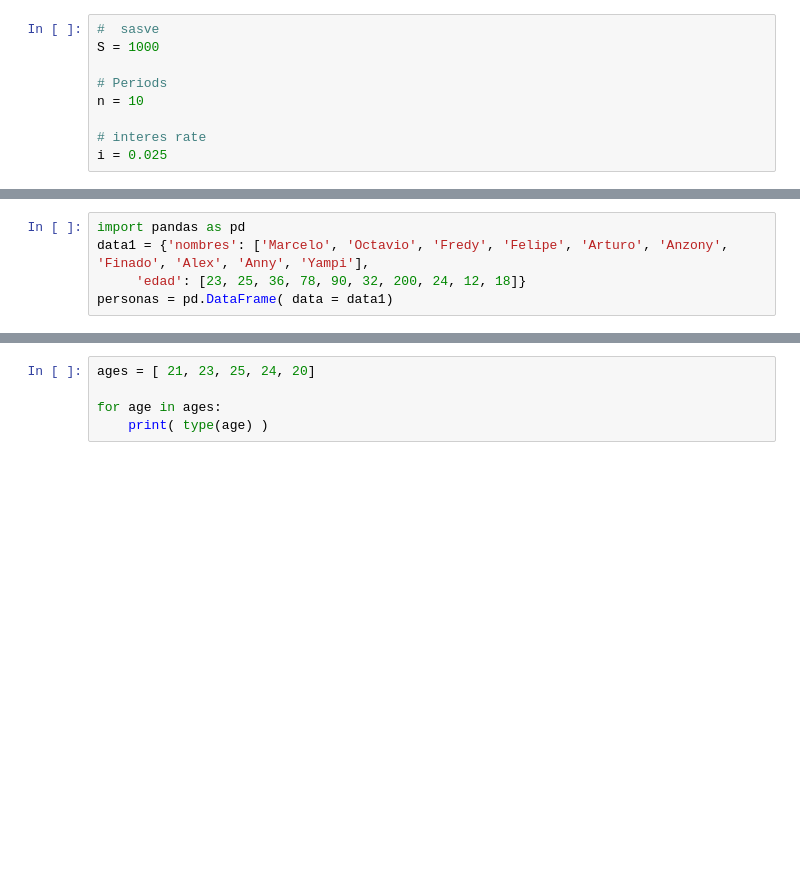
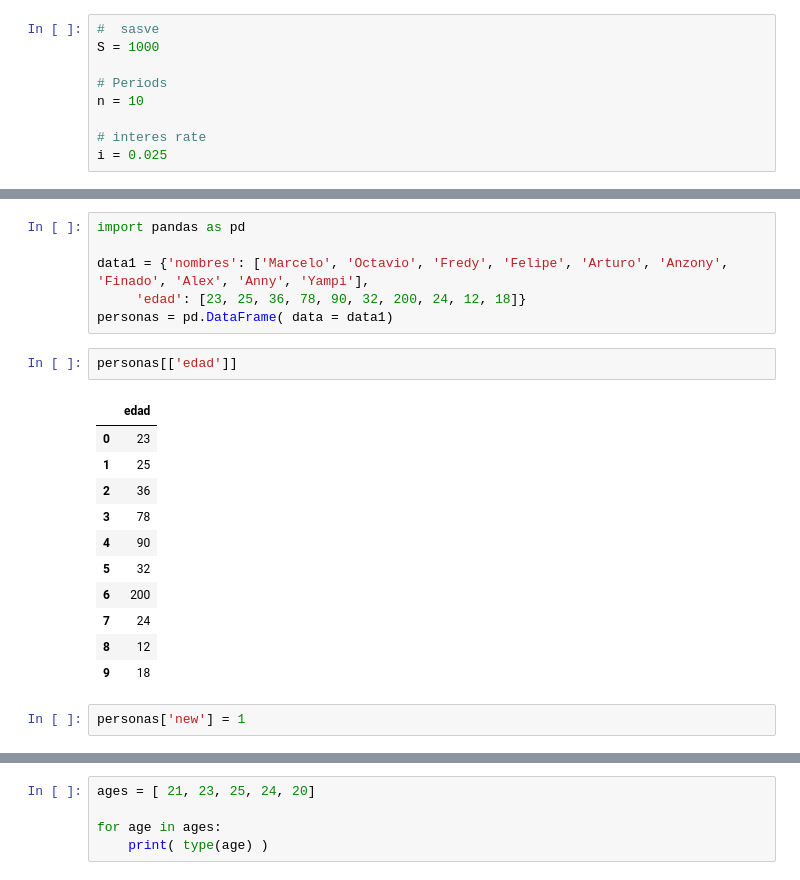
Before and after one commit to Robertopucp/1ECO35_R_PYTHON, a Jupyter notebook: Laboratorios/Lab2/Lab2_Python .ipynb, the cells around one changed output, grey strips where cells are left out. Saved outputs shown, nothing was run; the diff lists cells and outputs as text; blank space fills up the shorter version.

```diff
--- a/Laboratorios/Lab2/Lab2_Python .ipynb
+++ b/Laboratorios/Lab2/Lab2_Python .ipynb
@@ -281,6 +280,23 @@ while year < n:
 10 1248.8629699476664
 # %%
 import pandas as pd
+
 data1 = {'nombres': ['Marcelo', 'Octavio', 'Fredy', 'Felipe', 'Arturo', 'Anzony', 'Finado', 'Alex', 'Anny', 'Yampi'],
      'edad': [23, 25, 36, 78, 90, 32, 200, 24, 12, 18]}
 personas = pd.DataFrame( data = data1)
+# %%
+personas[['edad']]
+# %% [output]
+|  | edad |
+| 0 | 23 |
+| 1 | 25 |
+| 2 | 36 |
+| 3 | 78 |
+| 4 | 90 |
+| 5 | 32 |
+| 6 | 200 |
+| 7 | 24 |
+| 8 | 12 |
+| 9 | 18 |
+# %%
+personas['new'] = 1
```
Also changed, not shown: parts of 25 cells of this notebook, 5 other files.
